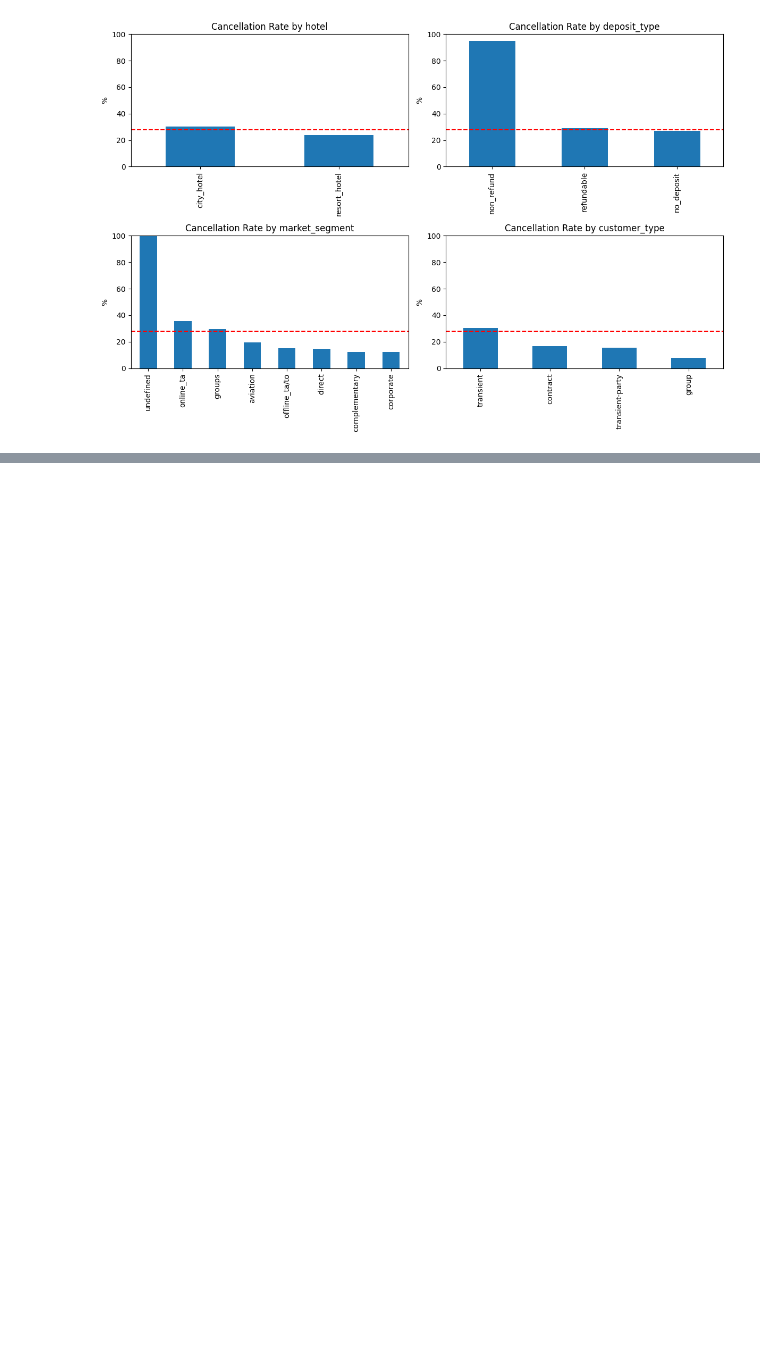
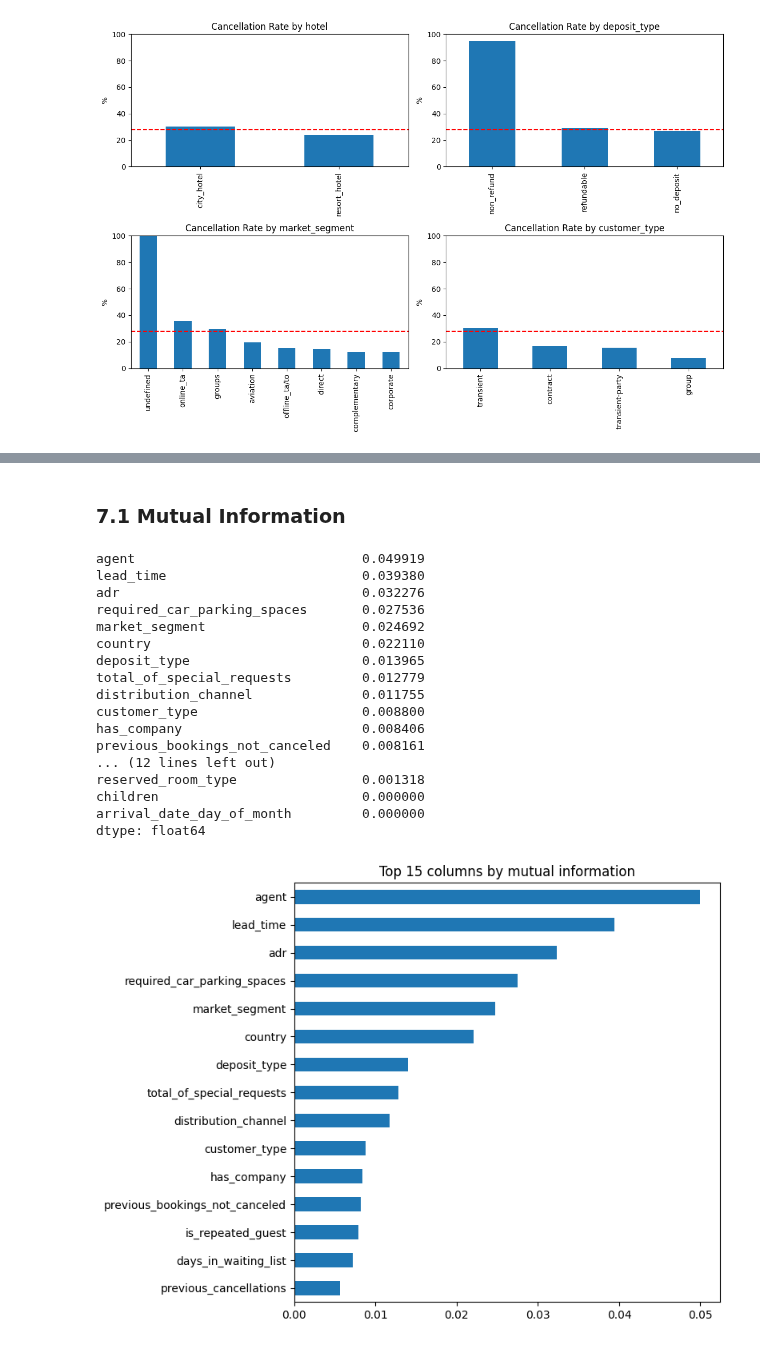
Before and after one commit to nabila-natasha/hotel-booking-cancellation-ml, a Jupyter notebook: notebooks/01_eda_cleaning.ipynb, the cells around one changed output, grey strips where cells are left out. Saved outputs shown, nothing was run; the diff lists cells and outputs as text; code cells hidden in the pictures; blank space fills up the shorter version.

Commit message:
Update feature importance

```diff
--- a/notebooks/01_eda_cleaning.ipynb
+++ b/notebooks/01_eda_cleaning.ipynb
@@ -630,0 +763,43 @@ df_clean.head()
+# %%
+from sklearn.feature_selection import mutual_info_classif
+
+X = df_clean.drop(columns=['is_canceled']).copy()  # create copy to ensure the transformations don't affect original df_clean
+y = df_clean['is_canceled']
+
+# Turn text columns into number codes (fine for this quick look, not for the final model)
+text_cols = [c for c in X.columns if not pd.api.types.is_numeric_dtype(X[c])]   # check whether the selected column contain non-numerical data
+for c in text_cols:
+  X[c] = X[c].astype("category").cat.codes
+# %% [markdown]
+### 7.1 Mutual Information
+# %%
+x_sample = X.sample(30000, random_state=42)    # a sample keeps it fast
+y_sample = y.loc[x_sample.index]
+is_text = [c in text_cols for c in x_sample.columns]
+
+mi = mutual_info_classif(x_sample, y_sample, discrete_features=is_text, random_state=42)
+mi_scores = pd.Series(mi, index=x_sample.columns).sort_values(ascending=False)
+print(mi_scores, '\n')
+
+mi_scores.head(15).sort_values().plot(kind="barh", figsize=(8, 6), title="Top 15 columns by mutual information")
+plt.tight_layout()
+plt.show()
+# %% [output]
+agent                             0.049919
+lead_time                         0.039380
+adr                               0.032276
+required_car_parking_spaces       0.027536
+market_segment                    0.024692
+country                           0.022110
+deposit_type                      0.013965
+total_of_special_requests         0.012779
+distribution_channel              0.011755
+customer_type                     0.008800
+has_company                       0.008406
+previous_bookings_not_canceled    0.008161
+... (12 lines left out)
+reserved_room_type                0.001318
+children                          0.000000
+arrival_date_day_of_month         0.000000
+dtype: float64
+[figure, added]
```
Also changed, not shown: parts of 16 cells of this notebook.
